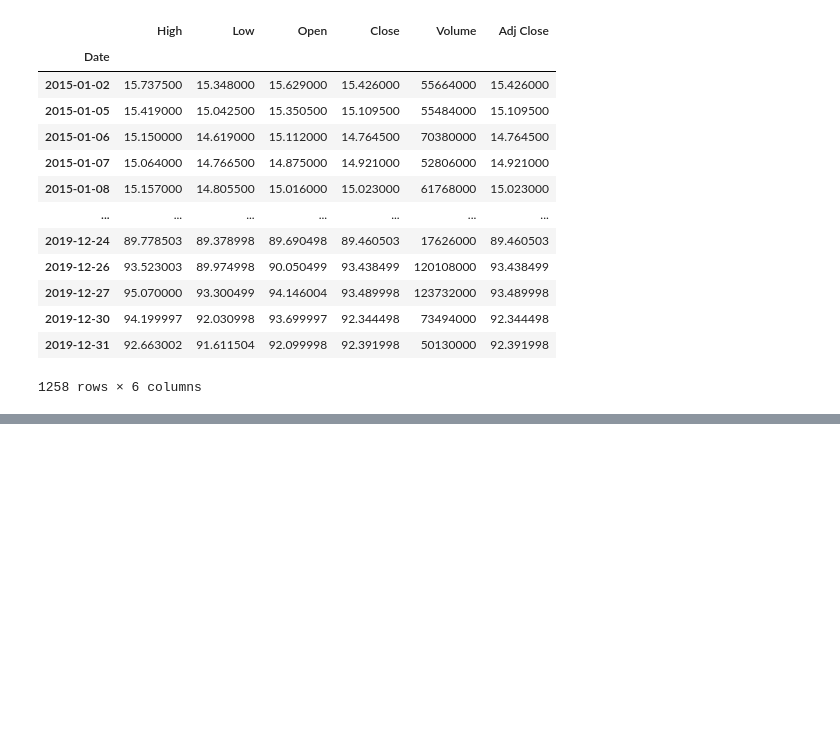
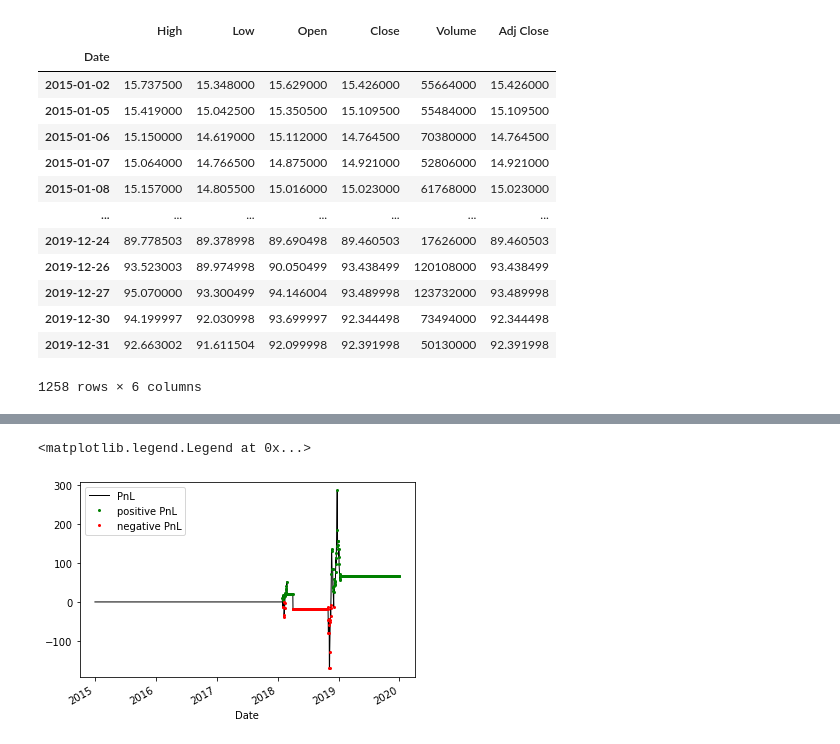
Before and after one commit to Kexin996/portfolio, a Jupyter notebook: volaity_adjusted/trend_following_apo.ipynb, the cells around one changed output, grey strips where cells are left out. Saved outputs shown, nothing was run; the diff lists cells and outputs as text; code cells hidden in the pictures; blank space fills up the shorter version.

```diff
--- a/volaity_adjusted/trend_following_apo.ipynb
+++ b/volaity_adjusted/trend_following_apo.ipynb
@@ -35,0 +289,13 @@ data_amzn
+# %%
+# comparing with the mean-reversion strategy, we can see that we just swap the buy/sell behaviors
+# but we can still get profits.
+
+# we draw our pnl graph
+data_amzn['PnL'].plot(color = 'k',lw = 1)
+# green represents positive pnl
+plt.plot(data_amzn[data_amzn.PnL > 0].index, data_amzn.PnL[data_amzn.PnL> 0],marker = '.',color = 'g',lw = 0,markersize = 4,label = 'positive PnL')
+plt.plot(data_amzn[data_amzn.PnL < 0].index, data_amzn.PnL[data_amzn.PnL< 0],marker = '.',color = 'r',lw = 0,markersize = 4,label = 'negative PnL')
+plt.legend()
+# %% [output]
+<matplotlib.legend.Legend at 0x...>
+[figure, added]
```
Also changed, not shown: parts of 9 cells of this notebook, 3 other files.
